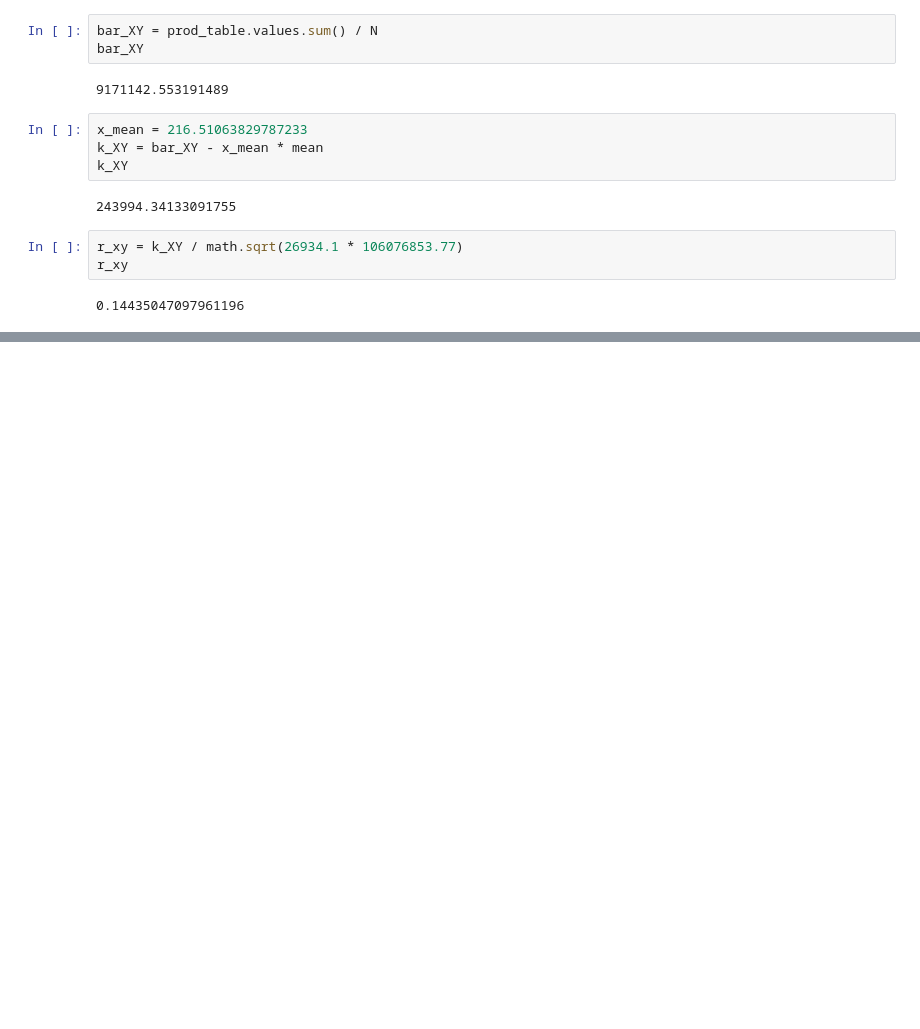
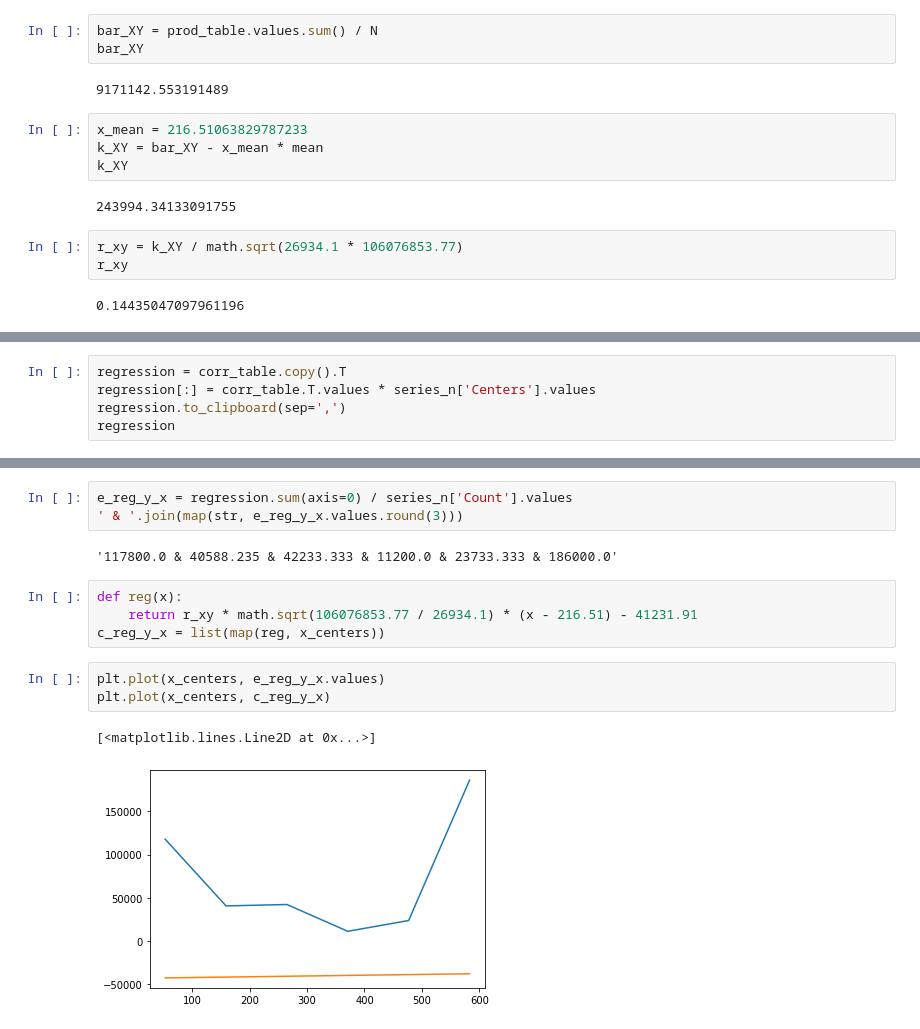
Before and after one commit to n-dub/math_statistics, a Jupyter notebook: calc/c_calc_part2.ipynb, the cells around one changed output, grey strips where cells are left out. Cells and saved outputs as stored; diff of their text form; blank space fills up the shorter version.

```diff
--- a/calc/c_calc_part2.ipynb
+++ b/calc/c_calc_part2.ipynb
@@ -241,0 +247,5 @@ r_xy
+# %%
+regression = corr_table.copy().T
+regression[:] = corr_table.T.values * series_n['Centers'].values
+regression.to_clipboard(sep=',')
+regression
@@ -241,0 +260,15 @@ r_xy
+# %%
+e_reg_y_x = regression.sum(axis=0) / series_n['Count'].values
+' & '.join(map(str, e_reg_y_x.values.round(3)))
+# %% [output]
+'117800.0 & 40588.235 & 42233.333 & 11200.0 & 23733.333 & 186000.0'
+# %%
+def reg(x):
+    return r_xy * math.sqrt(106076853.77 / 26934.1) * (x - 216.51) - 41231.91
+c_reg_y_x = list(map(reg, x_centers))
+# %%
+plt.plot(x_centers, e_reg_y_x.values)
+plt.plot(x_centers, c_reg_y_x)
+# %% [output]
+[<matplotlib.lines.Line2D at 0x...>]
+[figure, added]
```
Also changed, not shown: parts of 2 cells of this notebook, 3 other files.
